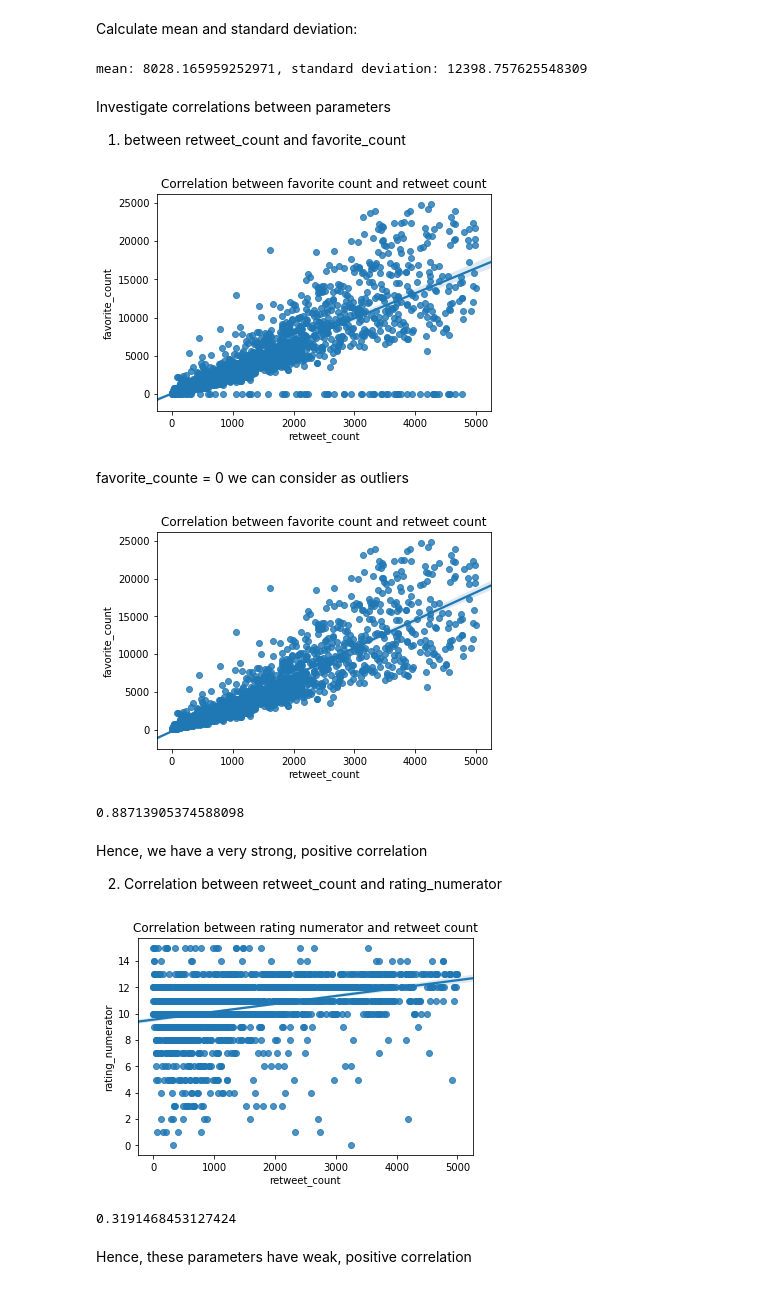
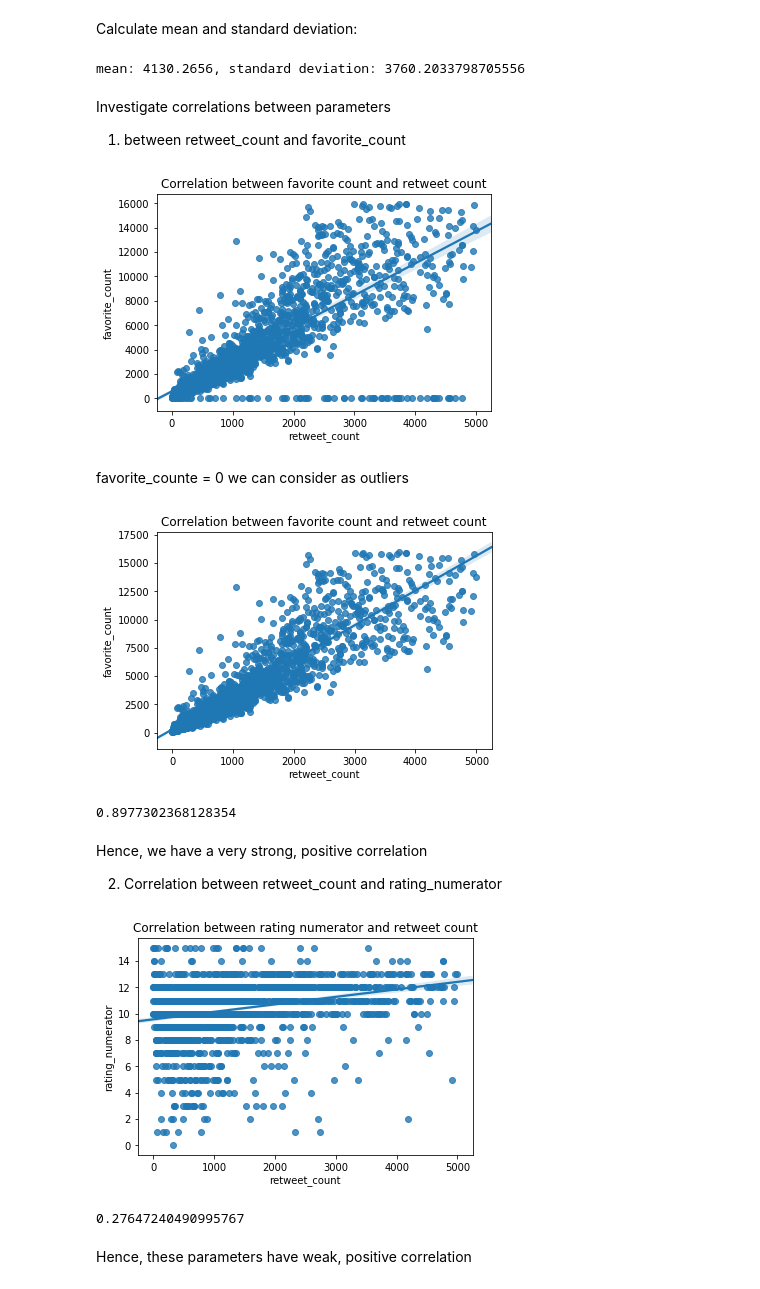
Before and after one commit to taglitis/weratedogs, a Jupyter notebook: wrangle_act.ipynb, the cells around one changed output. Cells and saved outputs as stored; diff of their text form; code cells hidden in the pictures.

```diff
--- a/wrangle_act.ipynb
+++ b/wrangle_act.ipynb
@@ -926,9 +920,9 @@ plt.boxplot(tw_arc.retweet_count);
 # %% [markdown]
 We can see that outliers are above 5000. Plot hist for values less then 5000:
 # %%
-box_rc = tw_arc[tw_arc.retweet_count < 5000]
+tw_arc = tw_arc[tw_arc.retweet_count < 5000].reset_index(drop = True)
 fig, ax = plt.subplots()
-plt.hist(box_rc.retweet_count);
+plt.hist(tw_arc.retweet_count);
 plt.title('Retweet count histogram');
 ax.set_ylabel('count');
 ax.set_xlabel('Number of retweets');
@@ -957,2 +951,2 @@ Assume that outliers are everything above 25000
 # %%
-box_fc = tw_arc[tw_arc.favorite_count < 25000]
+tw_arc = tw_arc[tw_arc.favorite_count < 16000]
@@ -965,17 +963,16 @@ Calculate mean and standard deviation:
 # %%
 print('mean: {}, standard deviation: {}'.format(np.mean(tw_arc.favorite_count), np.std(tw_arc.favorite_count)))
 # %% [output]
-mean: 8028.165959252971, standard deviation: 12398.757625548309
+mean: 4130.2656, standard deviation: 3760.2033798705556
 # %% [markdown]
 Investigate correlations between parameters
 
 1. between retweet_count and favorite_count
 # %%
 import seaborn as sns #https://stackoverflow.com/questions/37234163/how-to-add-a-line-of-best-fit-to-scatter-plot
-mask = ((tw_arc['retweet_count']<5000) & (tw_arc['favorite_count']<25000))
-sns.regplot(tw_arc[mask].retweet_count, tw_arc[mask].favorite_count)
+sns.regplot(tw_arc.retweet_count, tw_arc.favorite_count);
 plt.title('Correlation between favorite count and retweet count');
 # %% [output]
-[figure, old version]
+[figure, new version]
 # %% [markdown]
 favorite_counte = 0 we can consider as outliers
@@ -984,27 +981,27 @@ mask = (tw_arc['favorite_count']!=0) & (tw_arc['retweet_count']<5000) & (tw_arc[
 # %%
-sns.regplot(tw_arc[mask].retweet_count, tw_arc[mask].favorite_count);
+sns.regplot(tw_arc.retweet_count, tw_arc.favorite_count);
 plt.title('Correlation between favorite count and retweet count');
 # %% [output]
-[figure, old version]
+[figure, new version]
 # %%
 #calculate correlation coeffcients:
-np.corrcoef(tw_arc[mask].retweet_count, tw_arc[mask].favorite_count)[0,1]
+np.corrcoef(tw_arc.retweet_count, tw_arc.favorite_count)[0,1]
 # %% [output]
-0.88713905374588098
+0.8977302368128354
 # %% [markdown]
 Hence, we have a very strong, positive correlation
 
 2. Correlation between retweet_count and rating_numerator
 # %%
-sns.regplot(tw_arc[mask].retweet_count, tw_arc[mask].rating_numerator);
+sns.regplot(tw_arc.retweet_count, tw_arc.rating_numerator);
 plt.title('Correlation between rating numerator and retweet count');
 # %% [output]
-[figure, old version]
+[figure, new version]
 # %%
 #calculate correlation coeffcients:
-np.corrcoef(tw_arc[mask].retweet_count, tw_arc[mask].rating_numerator)[0,1]
+np.corrcoef(tw_arc.retweet_count, tw_arc.rating_numerator)[0,1]
 # %% [output]
-0.3191468453127424
+0.27647240490995767
 # %% [markdown]
 Hence, these parameters have weak, positive correlation
 # %%
```
Also changed, not shown: parts of 33 cells of this notebook, 7 other files.
